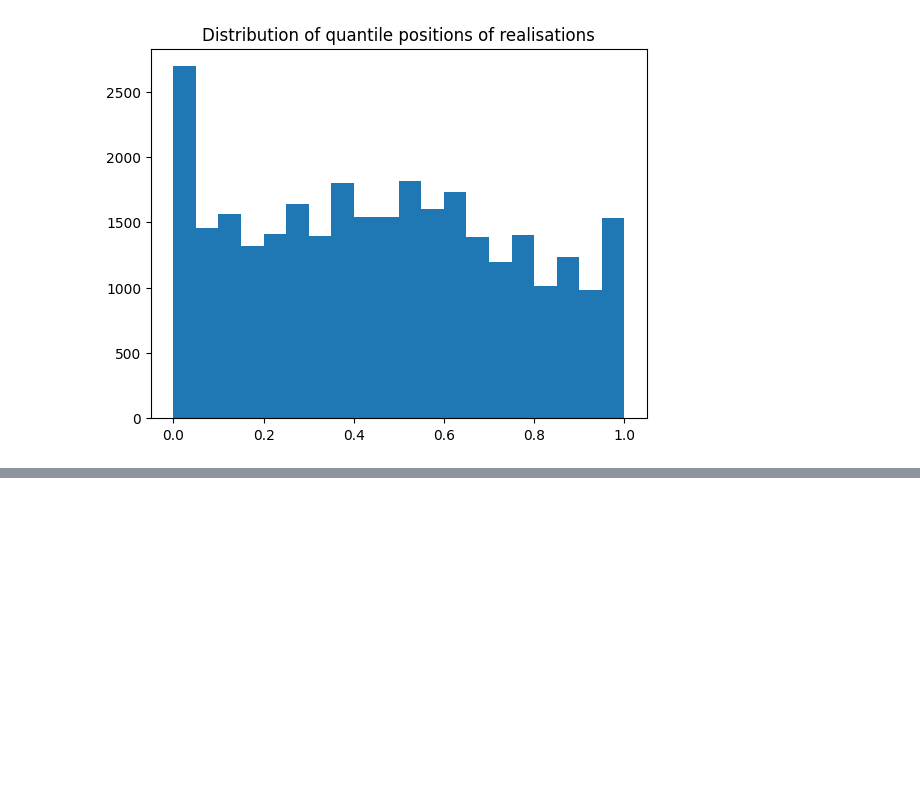
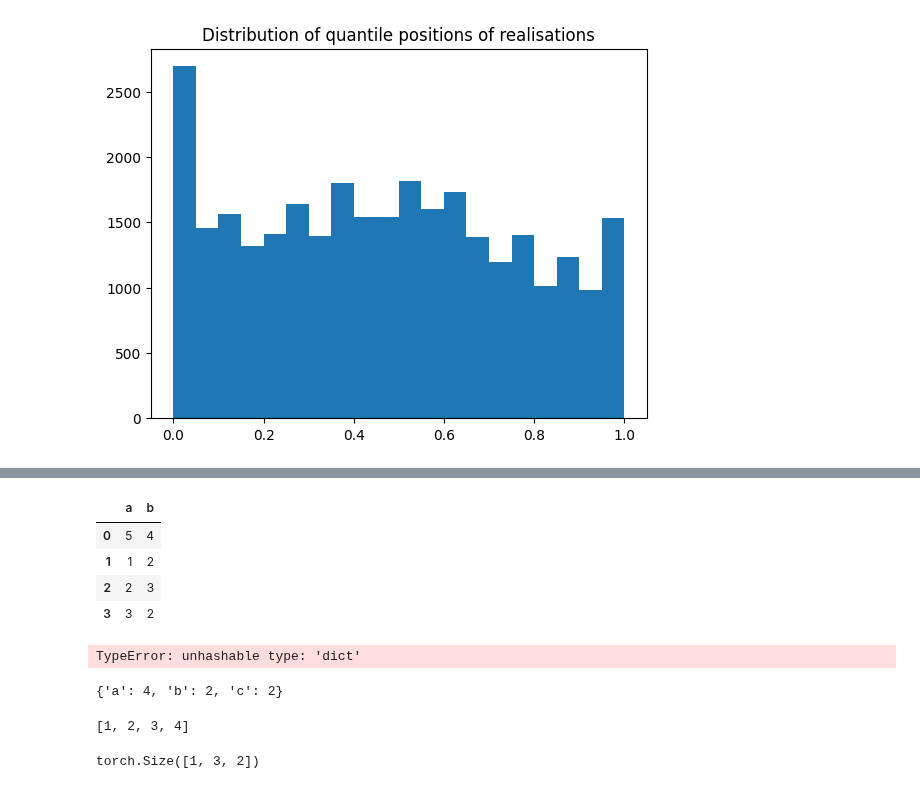
Before and after one commit to EdvardJSHolen/Final-Year-Project, a Jupyter notebook: TimeFusion/examples/electricity.ipynb, the cells around one changed output, grey strips where cells are left out. Drawn from its saved outputs; the diff is of its cells as text; code cells hidden in the pictures; blank space fills up the shorter version.

```diff
--- a/TimeFusion/examples/electricity.ipynb
+++ b/TimeFusion/examples/electricity.ipynb
@@ -273,0 +387,29 @@ _ = plt.hist(np.array(quantiles).flatten(),20)
+# %%
+a = pd.DataFrame({"a":[5],"b":[4]})
+# %%
+a.loc[a.shape[0]] = {"b":2,"a":3}
+# %%
+a
+# %% [output]
+|  | a | b |
+| 0 | 5 | 4 |
+| 1 | 1 | 2 |
+| 2 | 2 | 3 |
+| 3 | 3 | 2 |
+# %%
+set([{"a":5,"b":4}])
+# %% [output]
+TypeError: unhashable type: 'dict'
+# %%
+a = {"a":4,"b":2}
+
+{
+    **a,
+    "c":2
+}
+# %% [output]
+{'a': 4, 'b': 2, 'c': 2}
+# %%
+[*[1,2,3],4]
+# %% [output]
+[1, 2, 3, 4]
@@ -273,0 +418,4 @@ _ = plt.hist(np.array(quantiles).flatten(),20)
+# %%
+a.shape
+# %% [output]
+torch.Size([1, 3, 2])
```
Also changed, not shown: parts of 20 cells of this notebook, 2 other files.
